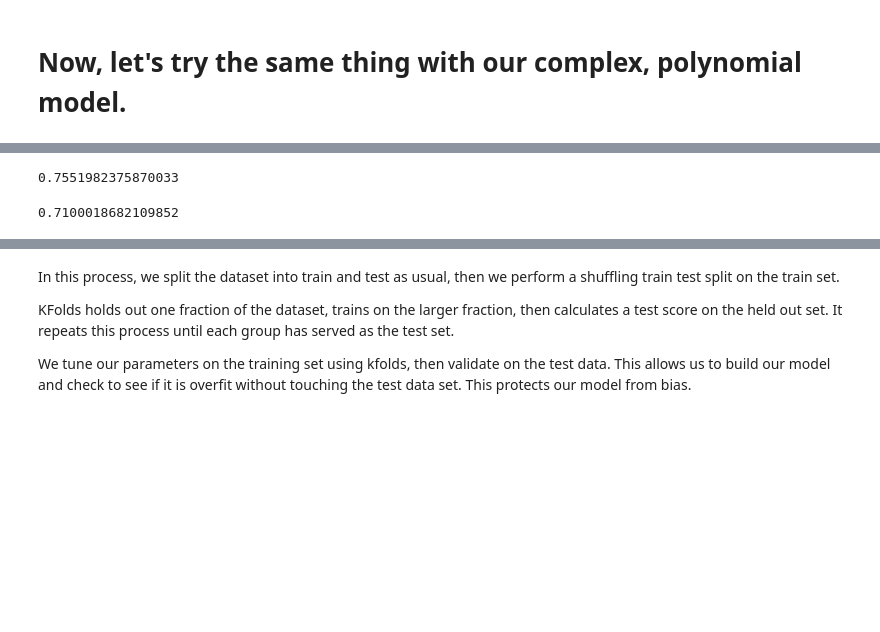
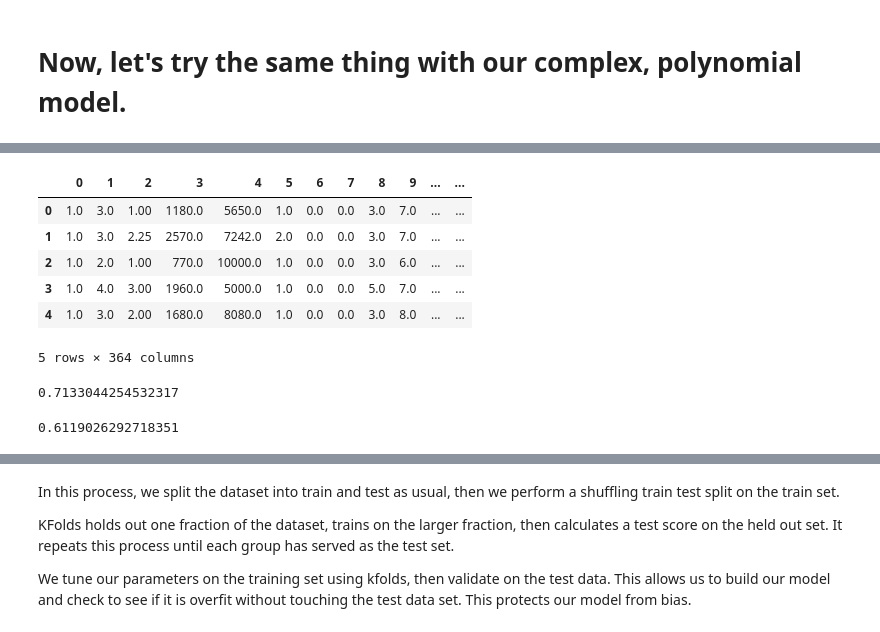
Before and after one commit to lecritch/bias_variance-sea-chi-ds, a Jupyter notebook: index.ipynb, the cells around one changed output, grey strips where cells are left out. Cells and saved outputs as stored; diff of their text form; code cells hidden in the pictures; blank space fills up the shorter version.

```diff
--- a/index.ipynb
+++ b/index.ipynb
@@ -357,0 +346,3 @@ df.head()
+# %%
+df = pd.read_csv('data/king_county.csv', index_col='id')
+df.head()
@@ -358,24 +357,33 @@ df.head()
+# %%
+poly_2 = PolynomialFeatures(3)
+
+X_poly = pd.DataFrame(
+            poly_2.fit_transform(df.drop('price', axis=1))
+                      )
+
+y = df.price
+X_poly.head()
+# %% [output]
+|  | 0 | 1 | 2 | 3 | 4 | 5 | 6 | 7 | 8 | 9 | ... | ... |
+| 0 | 1.0 | 3.0 | 1.00 | 1180.0 | 5650.0 | 1.0 | 0.0 | 0.0 | 3.0 | 7.0 | ... | ... |
+| 1 | 1.0 | 3.0 | 2.25 | 2570.0 | 7242.0 | 2.0 | 0.0 | 0.0 | 3.0 | 7.0 | ... | ... |
+| 2 | 1.0 | 2.0 | 1.00 | 770.0 | 10000.0 | 1.0 | 0.0 | 0.0 | 3.0 | 6.0 | ... | ... |
+| 3 | 1.0 | 4.0 | 3.00 | 1960.0 | 5000.0 | 1.0 | 0.0 | 0.0 | 5.0 | 7.0 | ... | ... |
+| 4 | 1.0 | 3.0 | 2.00 | 1680.0 | 8080.0 | 1.0 | 0.0 | 0.0 | 3.0 | 8.0 | ... | ... |
+5 rows × 364 columns
 # %%
-poly_2 = PolynomialFeatures(2)
-
-df_poly = pd.DataFrame(
-            poly_2.fit_transform(df.drop('price', axis=1))
-                      )
-
-X = df_poly
-y = df.price
-
-X_train, X_test, y_train, y_test = train_test_split(X, y, random_state=42, test_size=.25)
+X_train, X_test, y_train, y_test = train_test_split(X_poly, y, random_state=20, test_size=.25)
+lr_poly = LinearRegression()
 
 # Always fit on the training set
-lr.fit(X_train, y_train)
+lr_poly.fit(X_train, y_train)
 
-lr.score(X_train, y_train)
+lr_poly.score(X_train, y_train)
 # %% [output]
-0.7551982375870033
+0.7133044254532317
 # %%
 # That indicates a lower bias
 # %%
-lr.score(X_test, y_test)
+lr_poly.score(X_test, y_test)
 # %% [output]
-0.7100018682109852
+0.6119026292718351
```
Also changed, not shown: parts of 38 cells of this notebook.
